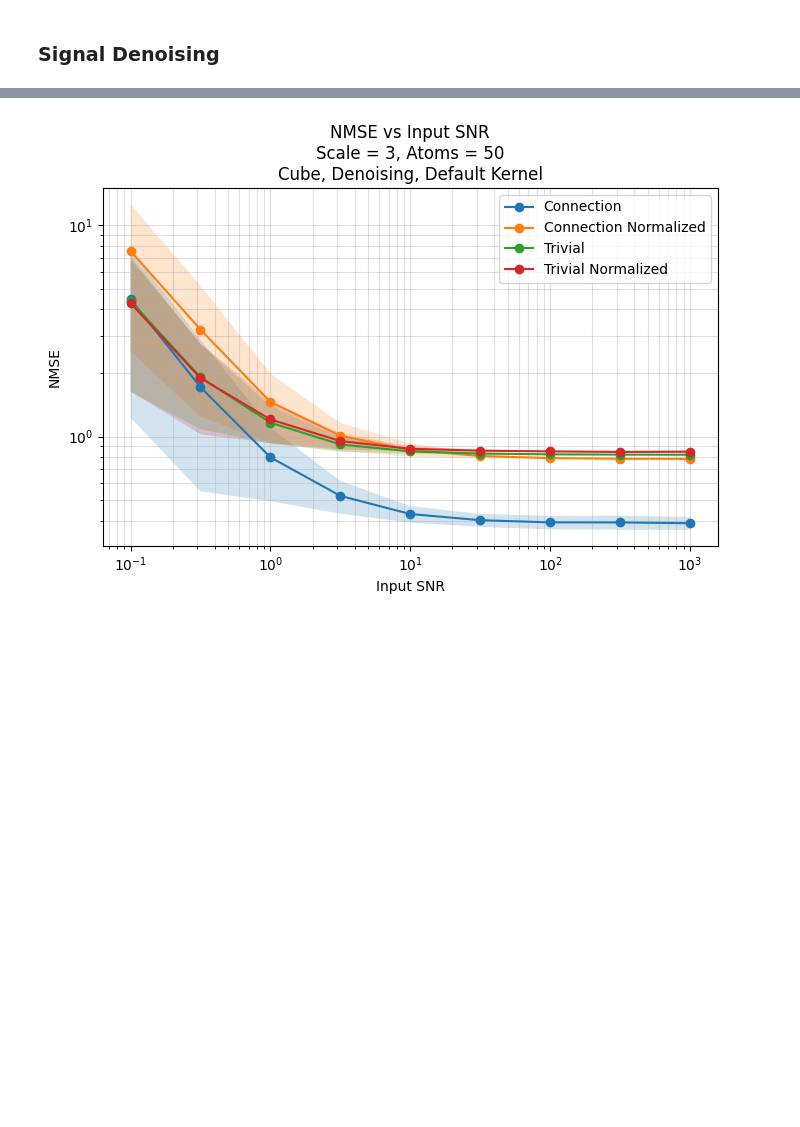
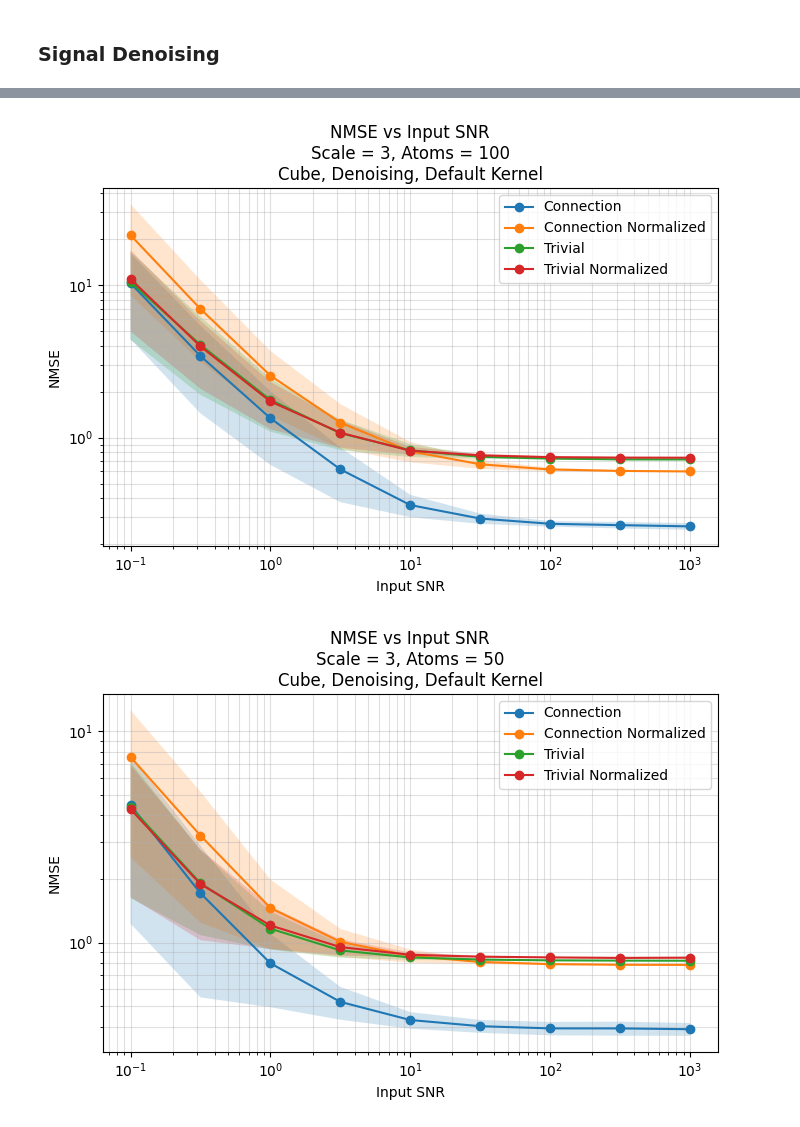
Before and after one commit to gmaurer08/sheaf-signal-processing, a Jupyter notebook: main.ipynb, the cells around one changed output, grey strips where cells are left out. Drawn from its saved outputs; the diff is of its cells as text; code cells hidden in the pictures; blank space fills up the shorter version.

```diff
--- a/main.ipynb
+++ b/main.ipynb
@@ -163,3 +155,8 @@ with open("nmse_results.pkl", "wb") as f:
+# %%
+nmse_results = pickle.load(open(file_path, 'rb'))
+plot_nmse_snr(nmse_results, scale=3, num_atoms=100, subtitle='Cube, Denoising, Default Kernel')
+# %% [output]
+[figure, added]
 # %%
 #nmse = pickle.load(open('res/cube/denoising_default_kernel_nmse.pkl', 'rb'))
 plot_nmse_snr(nmse_results, subtitle='Cube, Denoising, Default Kernel')
```
Also changed, not shown: parts of 4 cells of this notebook, 1 other file.
